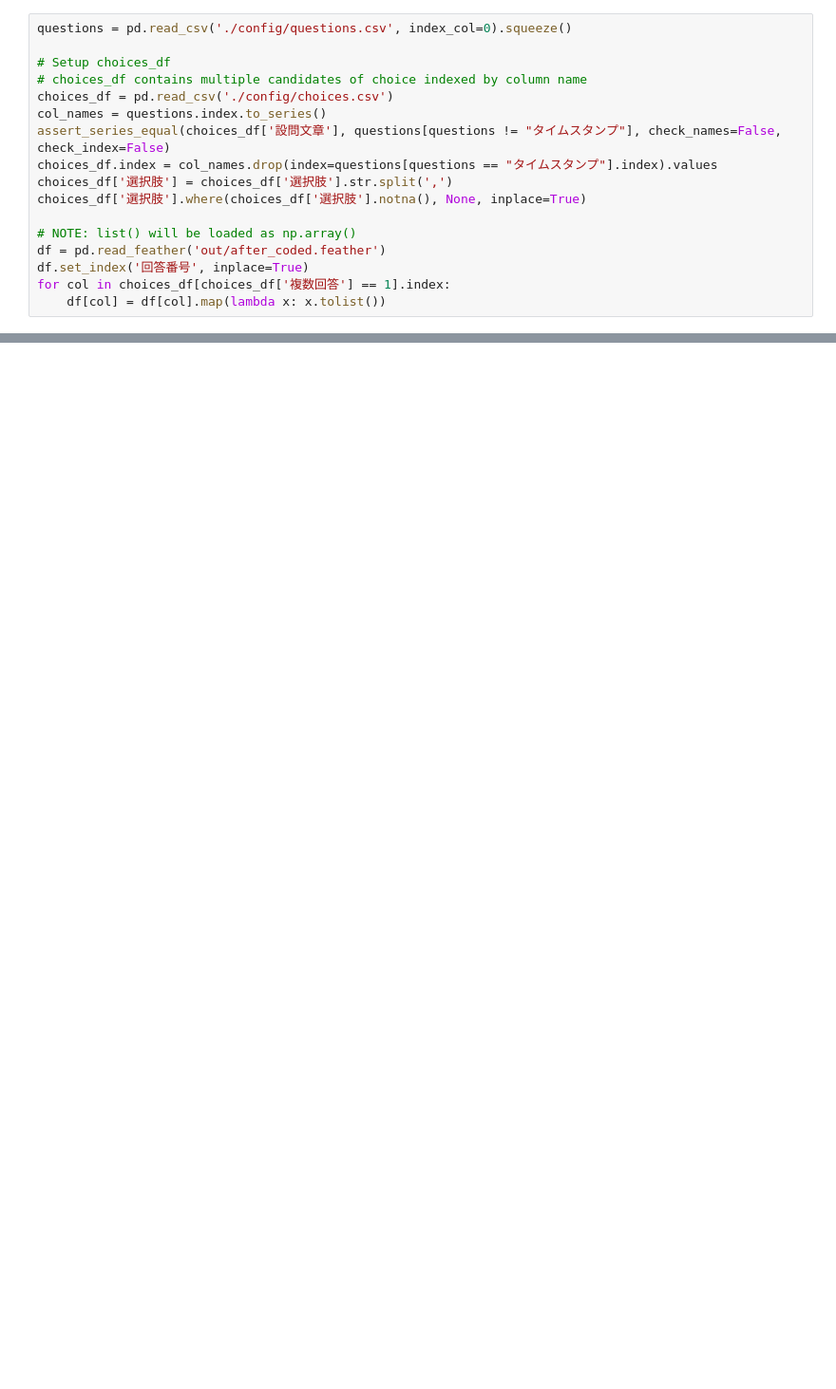
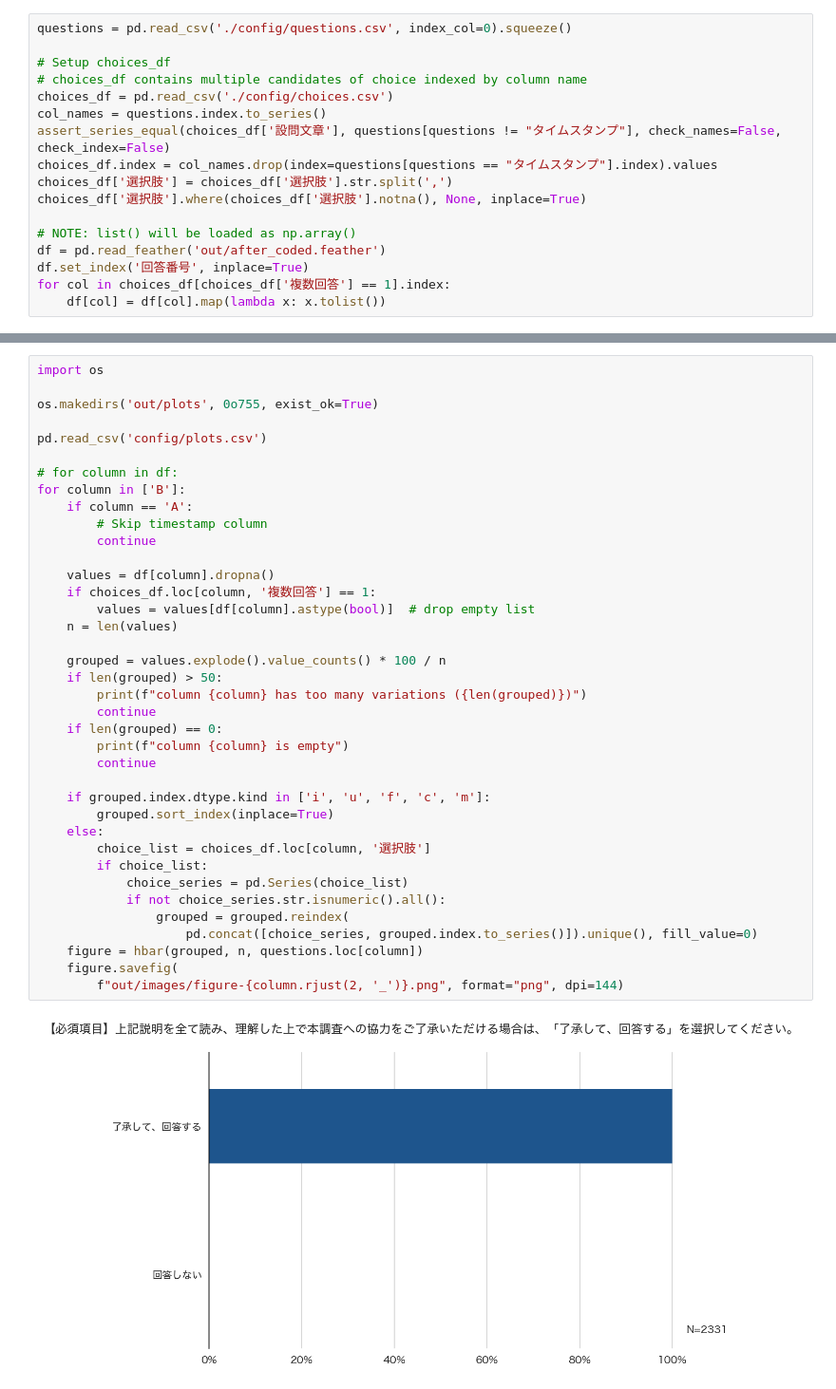
Before and after one commit to ypresto/asloop-survey, a Jupyter notebook: plot.ipynb, the cells around one changed output, grey strips where cells are left out. Shown at 95% size. Drawn from its saved outputs; the diff is of its cells as text; blank space fills up the shorter version.

```diff
--- a/plot.ipynb
+++ b/plot.ipynb
@@ -265,0 +251,40 @@ for column in df:
+# %%
+import os
+
+os.makedirs('out/plots', 0o755, exist_ok=True)
+
+pd.read_csv('config/plots.csv')
+
+# for column in df:
+for column in ['B']:
+    if column == 'A':
+        # Skip timestamp column
+        continue
+
+    values = df[column].dropna()
+    if choices_df.loc[column, '複数回答'] == 1:
+        values = values[df[column].astype(bool)]  # drop empty list
+    n = len(values)
+
+    grouped = values.explode().value_counts() * 100 / n
+    if len(grouped) > 50:
+        print(f"column {column} has too many variations ({len(grouped)})")
+        continue
+    if len(grouped) == 0:
+        print(f"column {column} is empty")
+        continue
+
+    if grouped.index.dtype.kind in ['i', 'u', 'f', 'c', 'm']:
+        grouped.sort_index(inplace=True)
+    else:
+        choice_list = choices_df.loc[column, '選択肢']
+        if choice_list:
+            choice_series = pd.Series(choice_list)
+            if not choice_series.str.isnumeric().all():
+                grouped = grouped.reindex(
+                    pd.concat([choice_series, grouped.index.to_series()]).unique(), fill_value=0)
+    figure = hbar(grouped, n, questions.loc[column])
+    figure.savefig(
+        f"out/images/figure-{column.rjust(2, '_')}.png", format="png", dpi=144)
+# %% [output]
+[figure, added]
```
Also changed, not shown: parts of 10 cells of this notebook.
